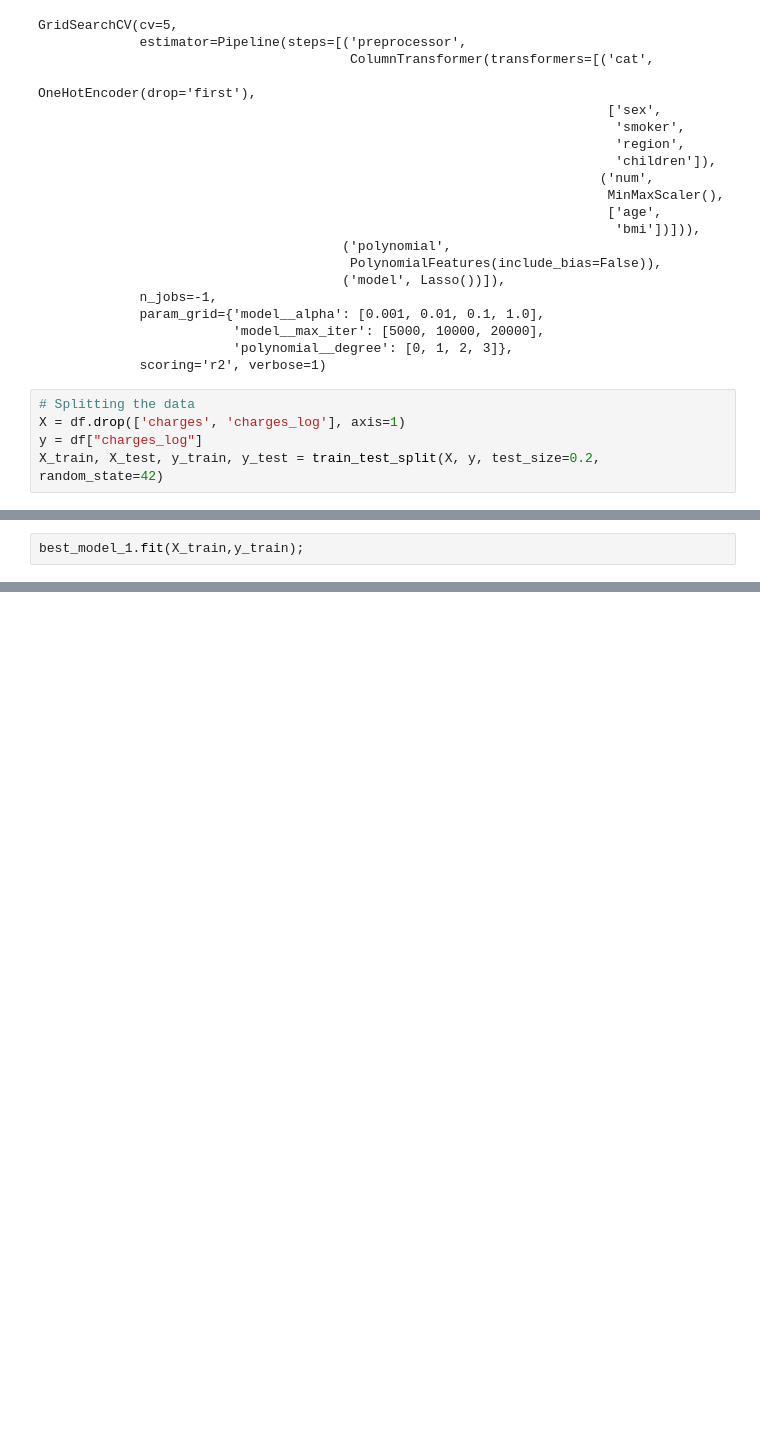
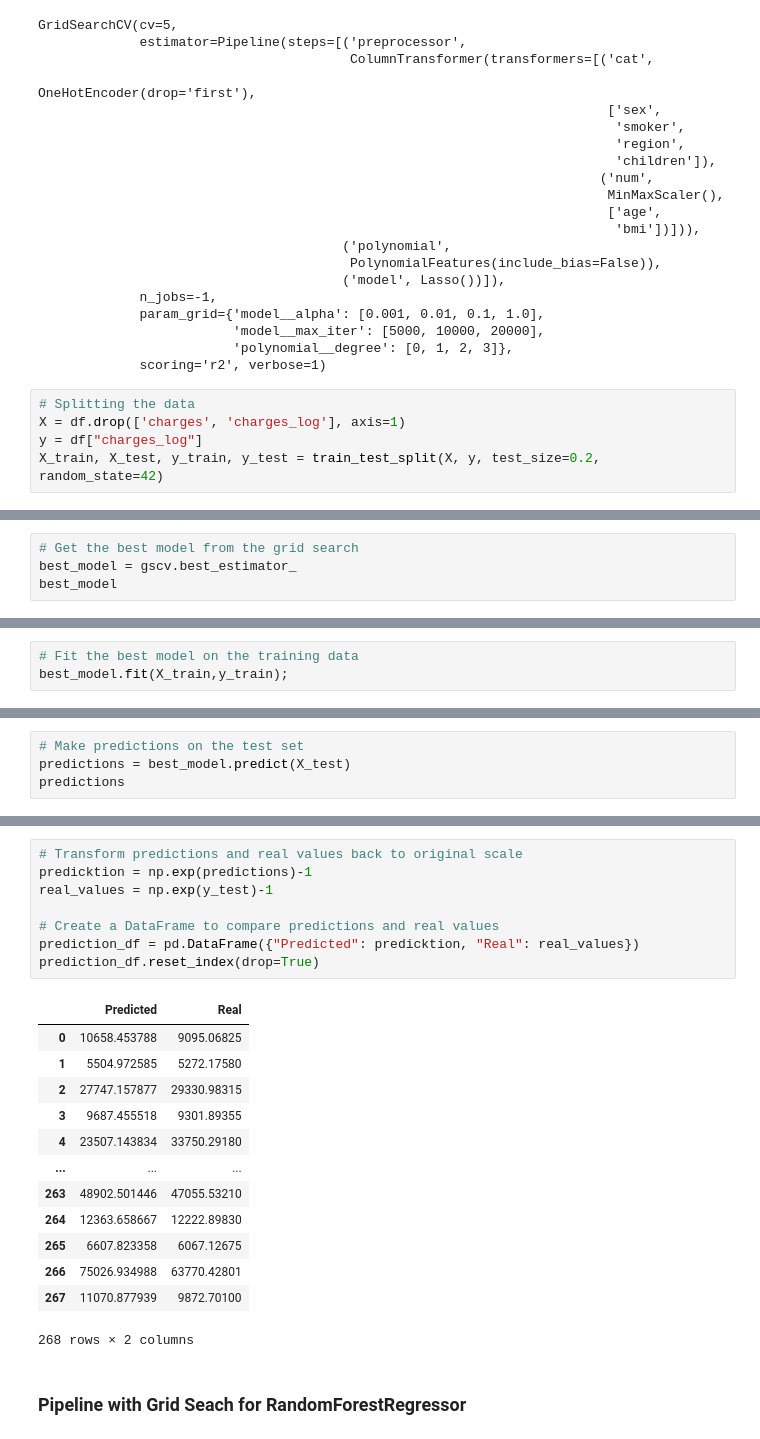
Before and after one commit to Berkay-Bozkurt/Medical_Cost_Analysis, a Jupyter notebook: cost_analaysis.ipynb, the cells around one changed output, grey strips where cells are left out. Cells and saved outputs as stored; diff of their text form; blank space fills up the shorter version.

```diff
--- a/cost_analaysis.ipynb
+++ b/cost_analaysis.ipynb
@@ -416,2 +399,0 @@ Pipeline(steps=[('preprocessor',
-# %%
-best_model_1.fit(X_train,y_train);
@@ -417,0 +410,4 @@ best_model_1.fit(X_train,y_train);
+# %%
+# Get the best model from the grid search
+best_model = gscv.best_estimator_
+best_model
@@ -418 +424,4 @@ best_model_1.fit(X_train,y_train);
+# %%
+# Fit the best model on the training data
+best_model.fit(X_train,y_train);
 # %%
@@ -466,0 +437,4 @@ prediction
+# %%
+# Make predictions on the test set
+predictions = best_model.predict(X_test)
+predictions
@@ -466,0 +459,24 @@ prediction
+# %%
+# Transform predictions and real values back to original scale
+predicktion = np.exp(predictions)-1
+real_values = np.exp(y_test)-1
+
+# Create a DataFrame to compare predictions and real values
+prediction_df = pd.DataFrame({"Predicted": predicktion, "Real": real_values})
+prediction_df.reset_index(drop=True)
+# %% [output]
+|  | Predicted | Real |
+| 0 | 10658.453788 | 9095.06825 |
+| 1 | 5504.972585 | 5272.17580 |
+| 2 | 27747.157877 | 29330.98315 |
+| 3 | 9687.455518 | 9301.89355 |
+| 4 | 23507.143834 | 33750.29180 |
+| ... | ... | ... |
+| 263 | 48902.501446 | 47055.53210 |
+| 264 | 12363.658667 | 12222.89830 |
+| 265 | 6607.823358 | 6067.12675 |
+| 266 | 75026.934988 | 63770.42801 |
+| 267 | 11070.877939 | 9872.70100 |
+268 rows × 2 columns
+# %% [markdown]
+### Pipeline with Grid Seach for RandomForestRegressor
```
Also changed, not shown: parts of 50 cells of this notebook.
